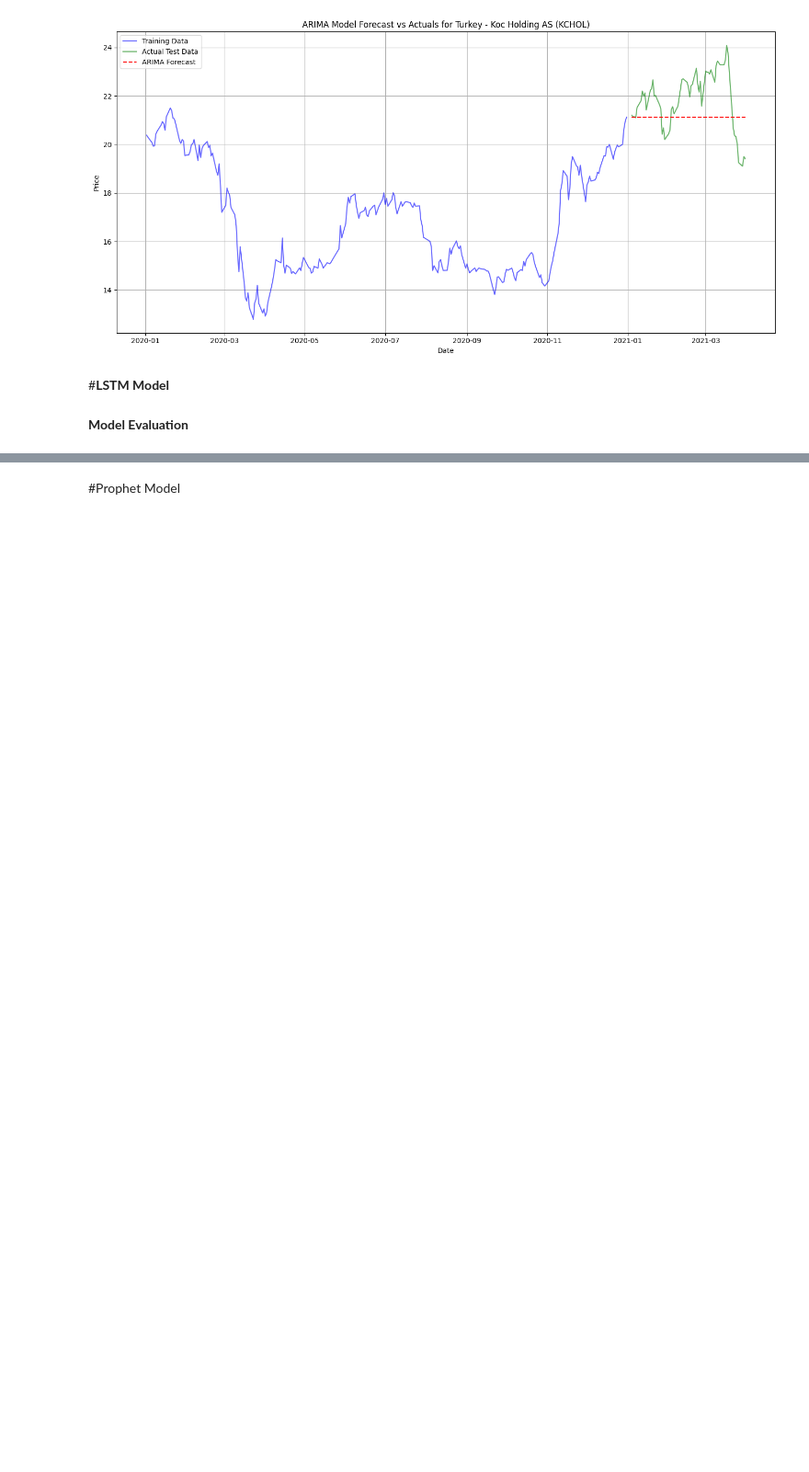
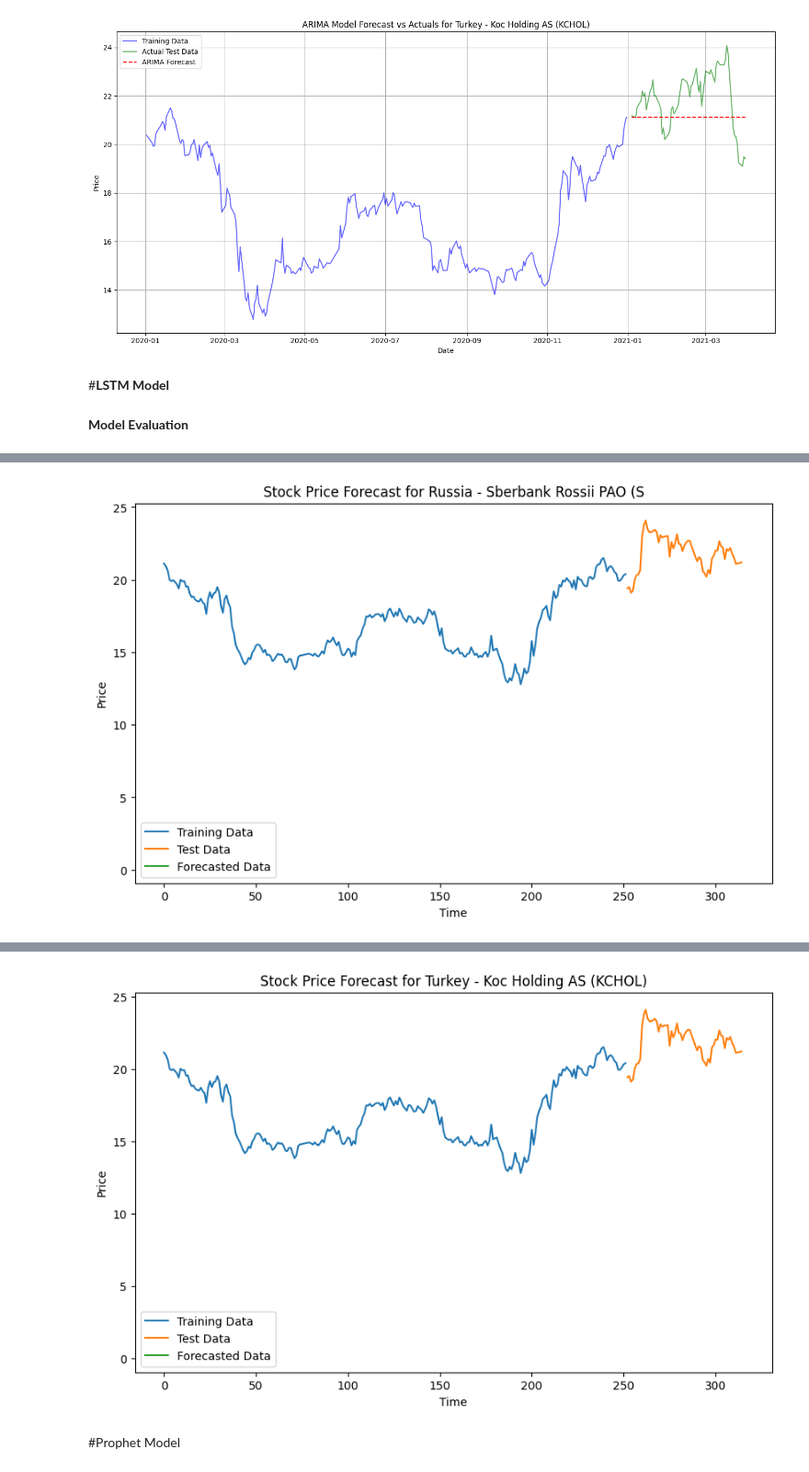
Before and after one commit to Wnjoki/ewcefOAeo7tEyNDX-ValueInvesto, a Jupyter notebook: ValueInvestor.ipynb, the cells around one changed output, grey strips where cells are left out. Shown at 92% size. Cells and saved outputs as stored; diff of their text form; code cells hidden in the pictures; blank space fills up the shorter version.

```diff
--- a/ValueInvestor.ipynb
+++ b/ValueInvestor.ipynb
@@ -850,16 +845 @@ def predict_and_plot(company_name, train, test, model, scaler):
     plt.show()
-# %%
-# For all companies
-for company in train['Company'].unique():
-
-
-  input_shape = (60, 1)  # 60 time steps with 1 feature
-  model = lstm_model(input_shape)
-
-    # Train the model
-  model, scaler = train_lstm_model(company, train, model)
-
-    # Predict and plot
-  predict_and_plot(company, train, test, model, scaler)
-
-  #companies.append(company)
@@ -868,0 +846,51 @@ ValueError: ignored
+# %%
+#predict function
+    # Filter and preprocess the data
+  ## List to store unique company names
+companies = []
+
+# Iterate over unique company names and train/predict for each company
+for company in train['Company'].unique():
+    input_shape = (60, 1)  # 60 time steps with 1 feature
+    model= lstm_model(input_shape)
+
+    # Train the model
+    model= train_lstm_model(company, train, model)
+
+    # Predict and plot
+    #predict_and_plot(company, train, test, model, scaler)
+    train_data = train[train['Company'] == company_name]['Price'].values.reshape(-1, 1)
+    test_data = test[test['Company'] == company_name]['Price'].values.reshape(-1, 1)
+
+    # Normalize the test data using the same scaler as used for training data
+    #train_data_normalized = scaler.transform(train_data)
+    #print(train_data,forecast_list)
+
+    forecast_list = []
+    number_of_days_forecast=60
+    for i in range(len(test_data)):
+       if i==0:
+        forecast = model.predict(train_data[-60:])[0][0]
+       else:
+        combined_data = np.concatenate((train_data, np.array(forecast_list).reshape(-1,1)),axis=0)
+       # combined_data = np.concatenate(train_data, forecast_list)
+        forecast = model.predict(combined_data[-60:])[0][0]
+    forecast_list.append([forecast])
+
+
+    # Plot the results
+    plt.figure(figsize=(10, 6))
+    plt.plot(train_data, label='Training Data')
+    plt.plot(range(len(train_data), len(train_data) + len(test_data)), test_data, label='Test Data')
+    plt.plot(range(len(train_data) + len(test_data), len(train_data) + len(test_data) + len(forecast_list)),forecast_list, label='Forecasted Data')
+    plt.xlabel('Time')
+    plt.ylabel('Price')
+    plt.title(f'Stock Price Forecast for {company}')
+    plt.legend()
+    plt.show()
+
+
+
+
+    companies.append(company)
+# %% [output]
@@ -868,0 +914 @@ ValueError: ignored
+[figure, added]
@@ -869,3 +932,4 @@ ValueError: ignored
+[figure, added]
 # %% [markdown]
 #Prophet Model
 # %%
```
Also changed, not shown: parts of 10 cells of this notebook.
